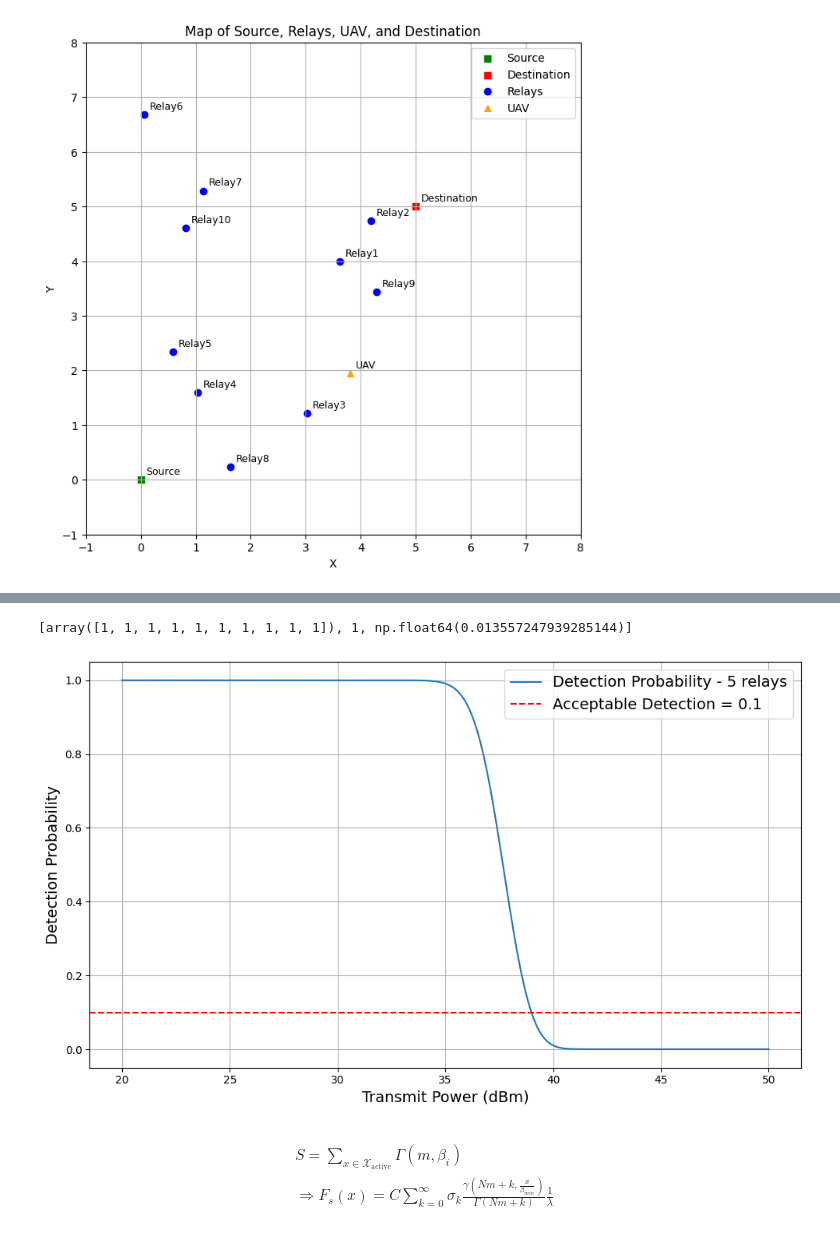
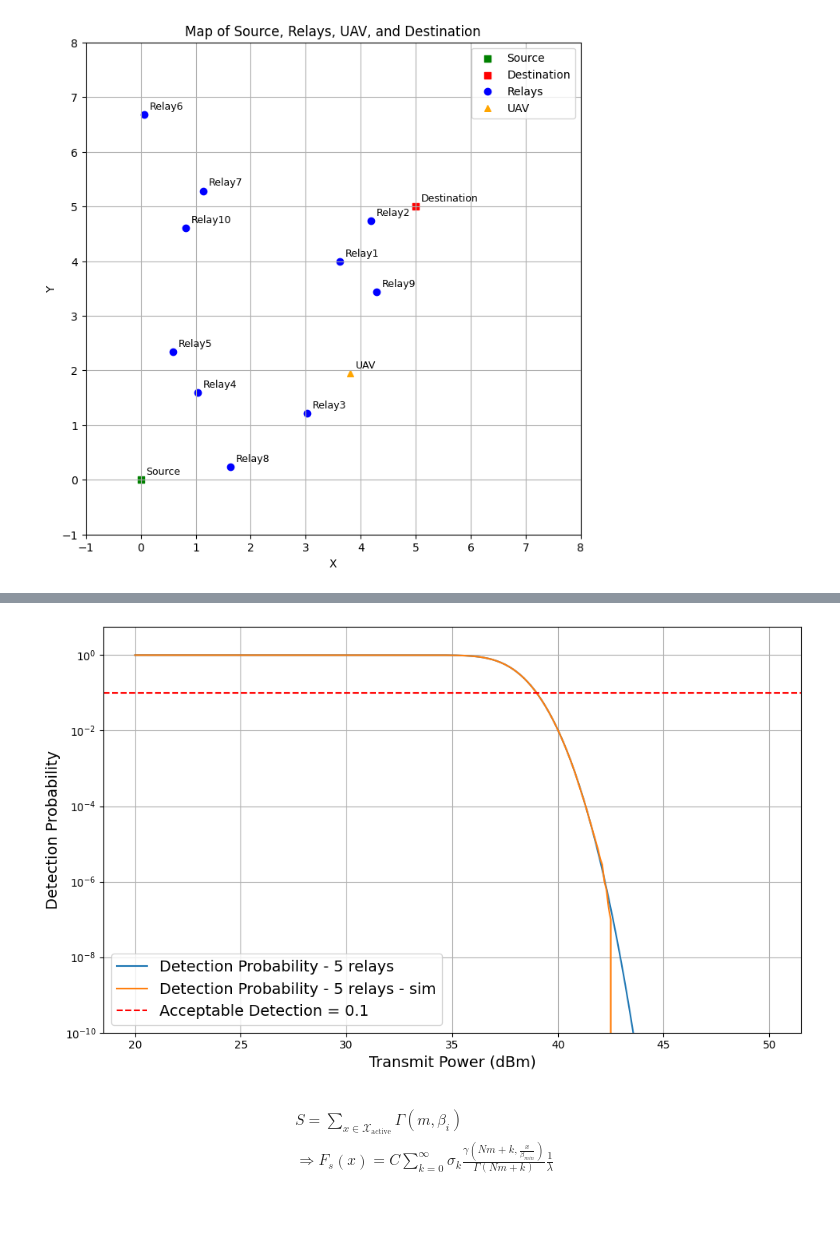
Before and after one commit to HuyVu541/Covert_Comms_SIU, a Jupyter notebook: plots (3d) (new ver).ipynb, the cells around one changed output, grey strips where cells are left out. Cells and saved outputs as stored; diff of their text form; code cells hidden in the pictures.

```diff
--- a/plots (3d) (new ver).ipynb
+++ b/plots (3d) (new ver).ipynb
@@ -242,20 +267,21 @@ Calculating values.
 # %%
-detection_prob(35,35,2,2)
+math = math_detection_prob(35,20,50)
-# %% [output]
-[array([1, 1, 1, 1, 1, 1, 1, 1, 1, 1]), 1, np.float64(0.013557247939285144)]
 # %%
 P_x_range = [i/10 for i in range(200, 501, 1)]
 
 plt.figure(figsize=(10, 6))
-plt.plot(P_x_range, sim, label="Detection Probability - 5 relays")
+plt.plot(P_x_range, math, label="Detection Probability - 5 relays")
+plt.plot(P_x_range, sim, label="Detection Probability - 5 relays - sim")
 
 plt.axhline(y=0.1, color='r', linestyle='--', label="Acceptable Detection = 0.1")
 plt.xlabel('Transmit Power (dBm)', fontsize=14)
 plt.ylabel('Detection Probability', fontsize=14)
 plt.grid(True)
+plt.yscale('log')
+plt.ylim(1e-10)
 # plt.yscale('log')
 plt.legend(fontsize=14)
 plt.tight_layout()
 plt.show()
 # %% [output]
-[figure, old version]
+[figure, new version]
```
Also changed, not shown: parts of 8 cells of this notebook.
